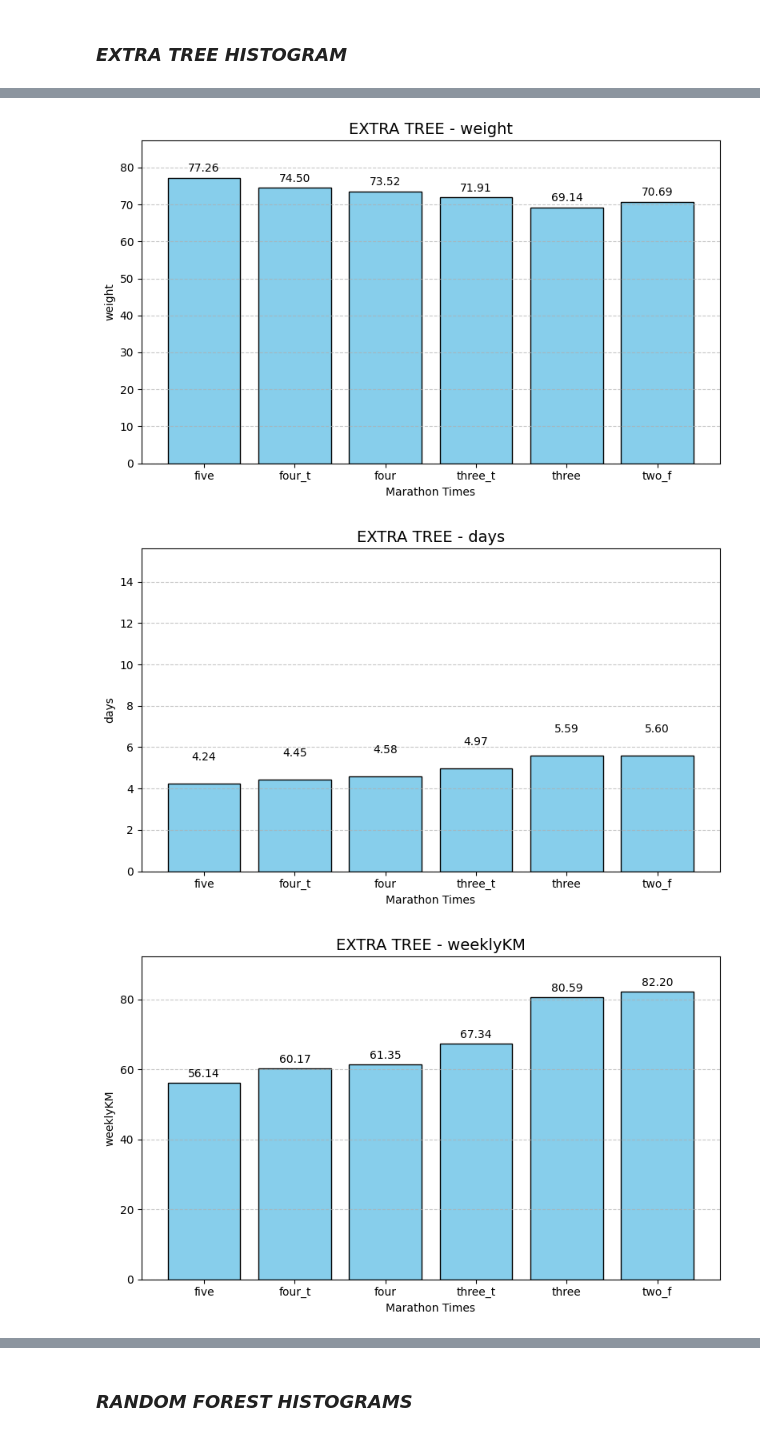
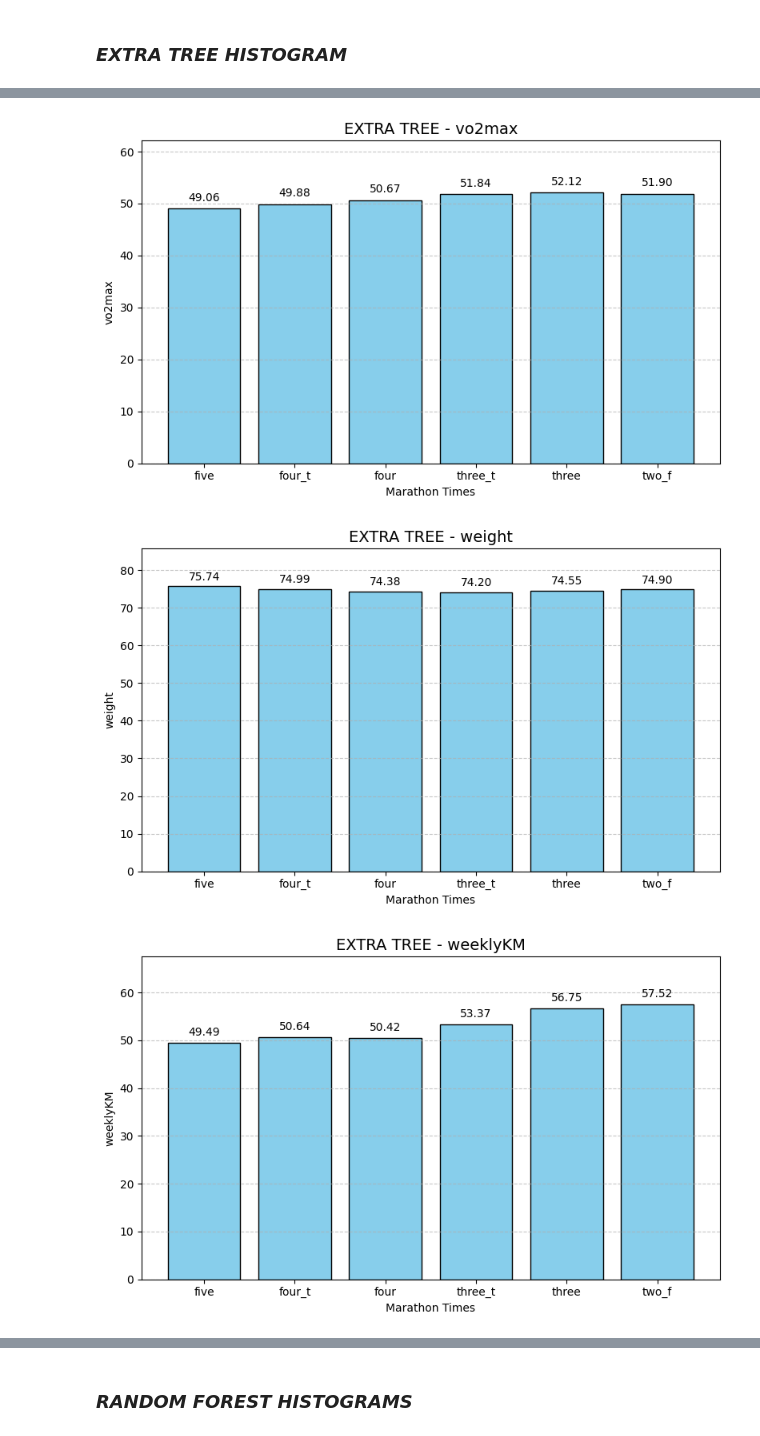
Before and after one commit to lambione/ML-running-thesis, a Jupyter notebook: multiOutputTrees.ipynb, the cells around one changed output, grey strips where cells are left out. Drawn from its saved outputs; the diff is of its cells as text; code cells hidden in the pictures.

```diff
--- a/multiOutputTrees.ipynb
+++ b/multiOutputTrees.ipynb
@@ -979,0 +1277,7 @@ plt.show()
+# %%
+X_marathon = data[['marathon_time_in_minutes', 'height', 'age', 'HRmax', 'days', 'Halfmarathon_min', 'FFM']]
+y_marathon = data[['vo2max', 'weight', 'weeklyKM']]
+# %%
+tree15, tree_train15, tree_mse15, tree_mae15, tree_r215,  tree_root_mse15 = perform_tree_regression(DecisionTreeRegressor,X_marathon,y_marathon,False)
+rf15, rf_train15, rf_mse15, rf_mae15, rf_r215, rf_root_mse15 = perform_tree_regression(RandomForestRegressor,X_marathon,y_marathon,True)
+extra15, extra_train15, extra_mse15, extra_mae15, extra_r215, extra_root_mse15 = perform_tree_regression(ExtraTreesRegressor,X_marathon,y_marathon,True)
@@ -979,0 +1329,3 @@ plt.show()
+# %%
+X_marathon = data[['marathon_time_in_minutes', 'height', 'age', 'HRmax', 'days', 'Halfmarathon_min', 'FFM', 'bmi']]
+y_marathon = data[['vo2max', 'weight', 'weeklyKM']]
@@ -1099,31 +1498,35 @@ def run_trial(user_input,regressor,y):
     return realizations_obj
 
 
-def construct_user (time,height,age,yearsTrained) :
+def construct_user (time,height,age,HRmax,days,Halfmarathon_min,FFM) :
     user = {
         'marathon_time_in_minutes': time,
         'height' : height,
         'age' : age,
-        'yearsTrained' : yearsTrained,
+        'HRmax' : HRmax,
+        'days' : days,
+        'Halfmarathon_min' : Halfmarathon_min,
+        'FFM' : FFM,
+        # 'bmi' : bmi
     }
     return user
 
 # NOTE: users is a list of prdiction objects
 def construct_single_feature_user(pred):
     weight = {}
-    days = {}
     weeklyKM = {}
     vo2Max = {}
     times = ['five', 'four_t', 'four', 'three_t', 'three', 'two_f']
 
     # NOTE: a prediction user is an object with weight,days,weeklyKM,vo2max
     for i,p in enumerate(pred):
+        print(p['weight'],p['weeklyKM'],p['vo2max'])
+        vo2Max[times[i]]=p['vo2max']
         weight[times[i]]=p['weight']
-        days[times[i]]=p['days']
         weeklyKM[times[i]]=p['weeklyKM']
-        vo2Max[times[i]]=p['vo2max']
 
-    return weight,days,weeklyKM,vo2Max
+    # NOTE: removed bmi
+    return vo2Max,weight,weeklyKM
 
 # NOTE: returns a list of prediction objects
 def make_trials(regressor,times, unchanged):
@@ -1137,14 +1540,19 @@ def make_trials(regressor,times, unchanged):
 ### __*EXTRA TREE HISTOGRAM*__
 # %%
 # NOTE!! this are unchanged because we need to test results for different times but same metrics to see if actually methods performs
+# NOTE: Partecipant ID - 138
 unchanged = {
-    'height' : 174,
-    'age' : 36,
-    'yearsTrained' : 24,
+    'height' : 175,
+    'age' : 31,
+    'HRmax' : 196,
+    'days' : 4,
+    'Halfmarathon_min' : 93,
+    'FFM' : 62.96
 }
-prediction_arr = list(construct_single_feature_user(make_trials(extra5,[300,270,240,210,180,160],unchanged)))
+
+prediction_arr = list(construct_single_feature_user(make_trials(extra15,[300,270,240,210,180,160],unchanged)))
 
 for i,pred_elem in enumerate(prediction_arr):
-    title = ['weight', 'days', 'weeklyKM', 'vo2Max']
+    title = ['vo2max', 'weight', 'weeklyKM']
     plot_histogram_single_features(pred_elem, f'EXTRA TREE - {title[i]}', title[i],'Marathon Times')
 # %% [output]
@@ -1151,3 +1565,3 @@ for i,pred_elem in enumerate(prediction_arr):
-[figure, old version]
+[figure, new version]
-[figure, old version]
+[figure, new version]
-[figure, old version]
+[figure, new version]
```
Also changed, not shown: parts of 58 cells of this notebook, 1 other file.
